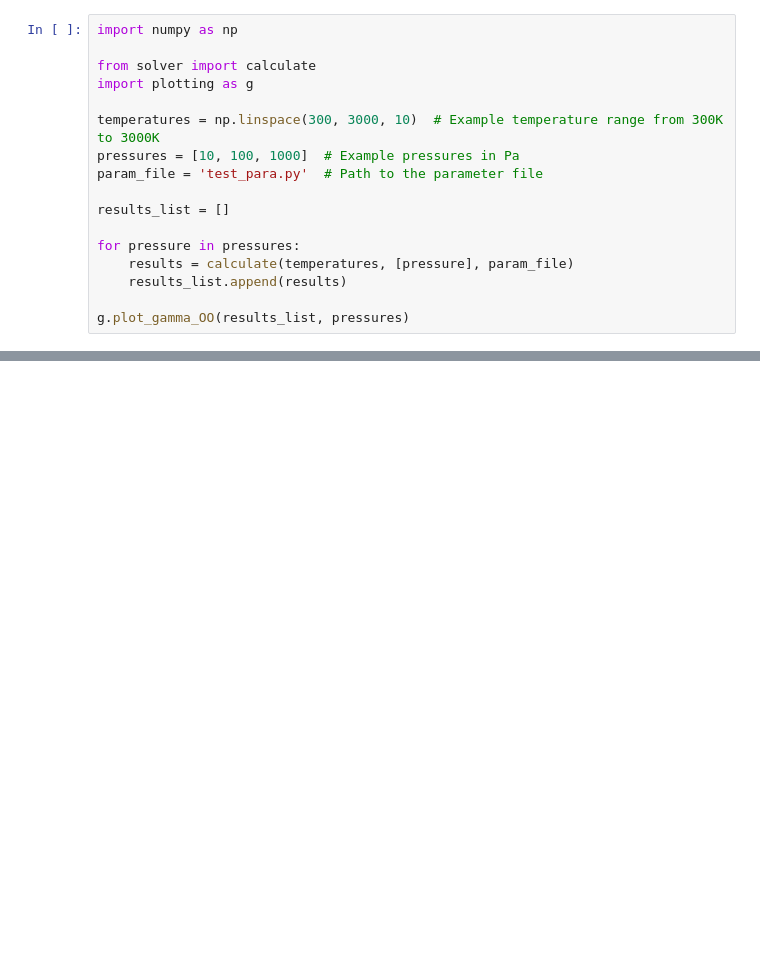
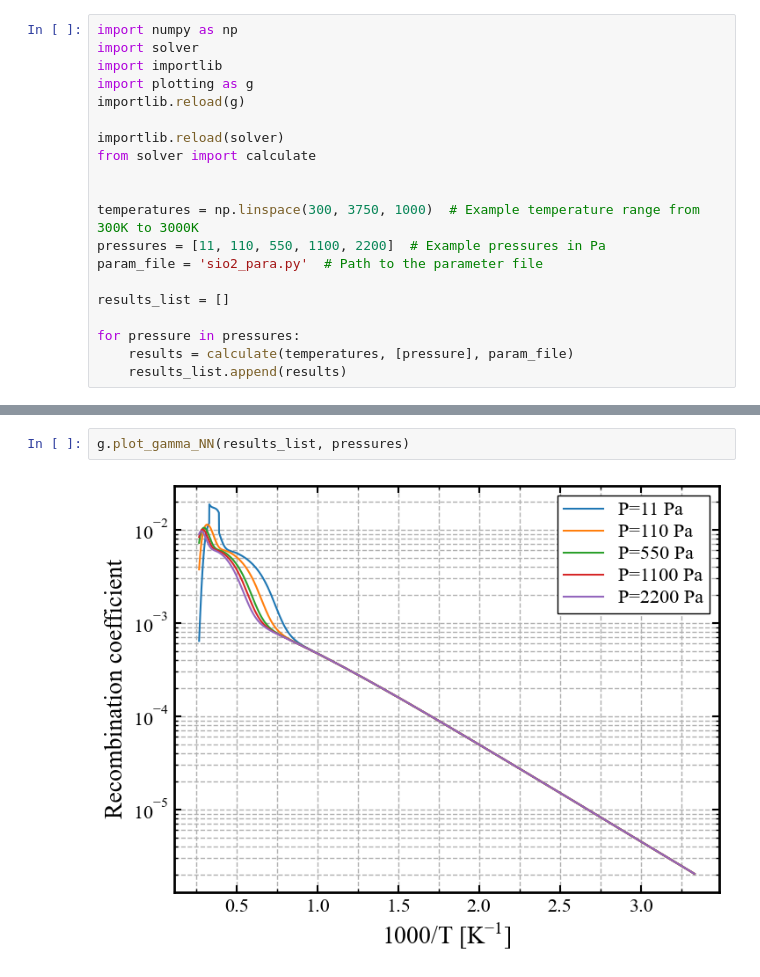
Before and after one commit to Ezeki3lRchy/Catal.CFD, a Jupyter notebook: temp.ipynb, the cells around one changed output, grey strips where cells are left out. Cells and saved outputs as stored; diff of their text form; blank space fills up the shorter version.

```diff
--- a/temp.ipynb
+++ b/temp.ipynb
@@ -36,17 +1,20 @@ import numpy as np  # linear algebra
 # %%
 import numpy as np
+import solver
+import importlib
+import plotting as g
+importlib.reload(g)
 
+importlib.reload(solver)
 from solver import calculate
-import plotting as g
 
-temperatures = np.linspace(300, 3000, 10)  # Example temperature range from 300K to 3000K
-pressures = [10, 100, 1000]  # Example pressures in Pa
-param_file = 'test_para.py'  # Path to the parameter file
+
+temperatures = np.linspace(300, 3750, 1000)  # Example temperature range from 300K to 3000K
+pressures = [11, 110, 550, 1100, 2200]  # Example pressures in Pa
+param_file = 'sio2_para.py'  # Path to the parameter file
 
 results_list = []
 
 for pressure in pressures:
     results = calculate(temperatures, [pressure], param_file)
     results_list.append(results)
-
-g.plot_gamma_OO(results_list, pressures)
@@ -66,0 +31,4 @@ plt.show()
+# %%
+g.plot_gamma_NN(results_list, pressures)
+# %% [output]
+[figure, added]
```
Also changed, not shown: parts of 15 cells of this notebook, 8 other files.
